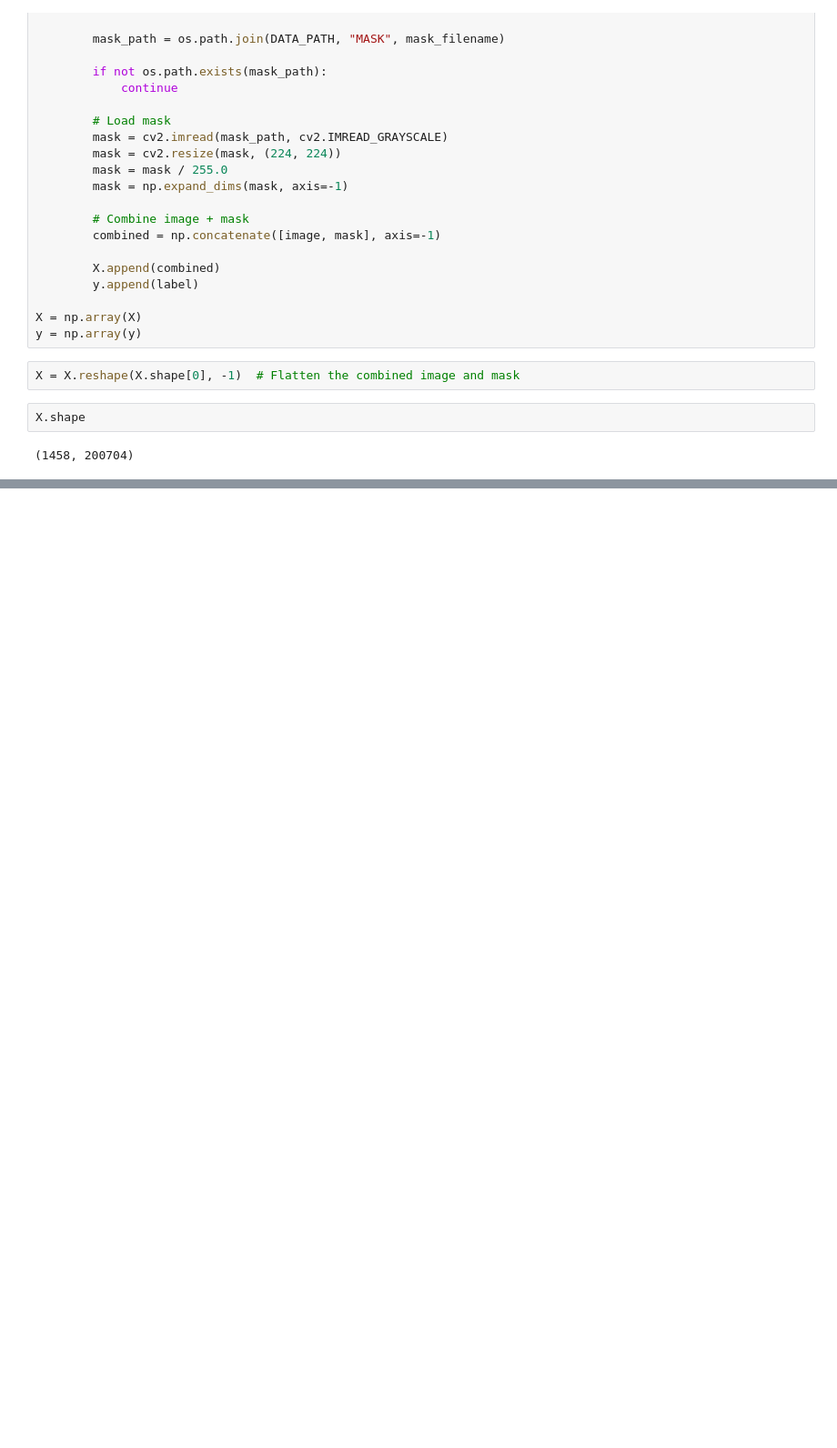
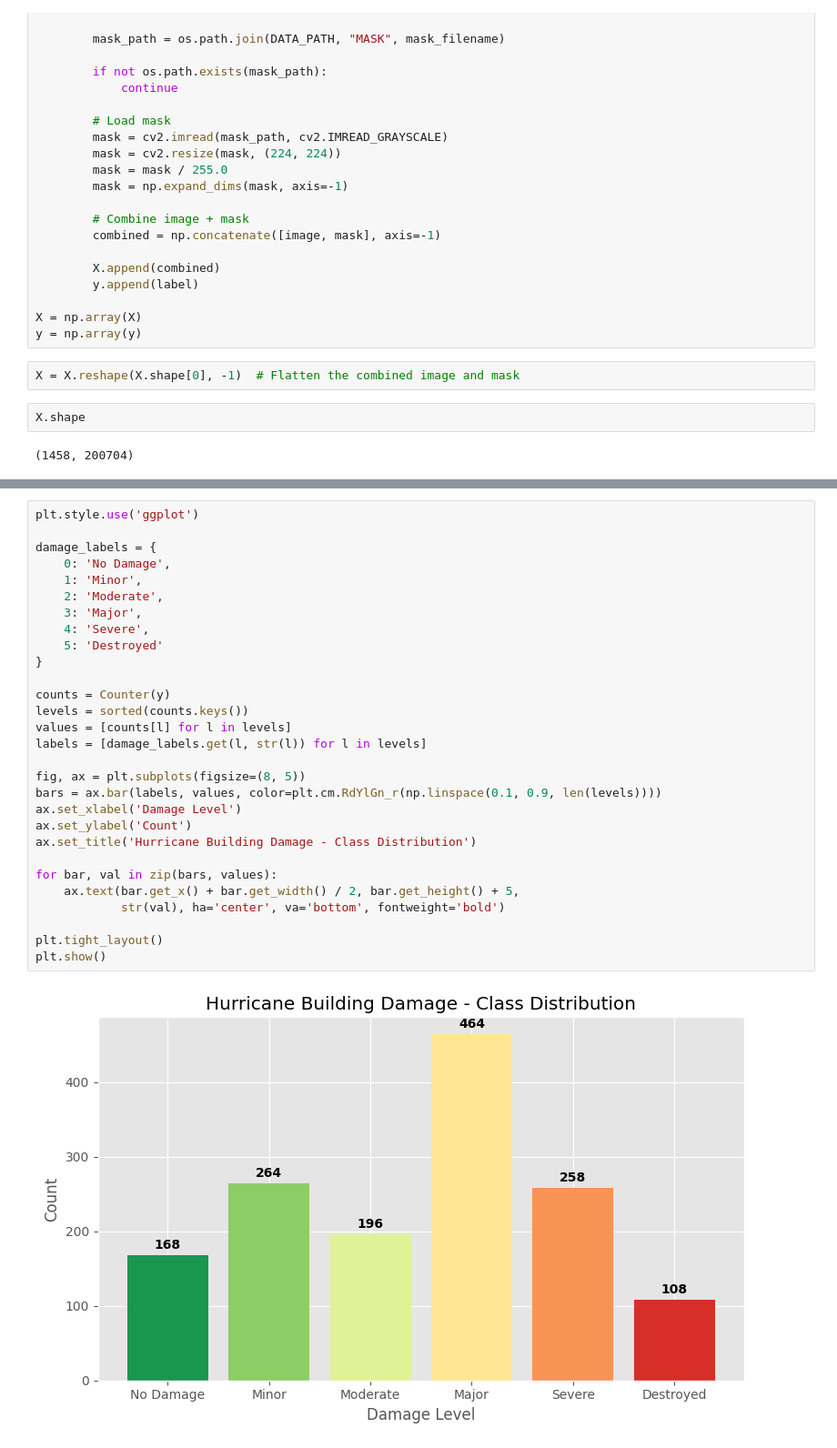
Before and after one commit to malloryr810/AI-Final-Project-GroupRRM, a Jupyter notebook: Hurricanset.ipynb, the cells around one changed output, grey strips where cells are left out. Shown at 91% size. Drawn from its saved outputs; the diff is of its cells as text; blank space fills up the shorter version.

```diff
--- a/Hurricanset.ipynb
+++ b/Hurricanset.ipynb
@@ -54,0 +72,31 @@ X.shape
+# %%
+plt.style.use('ggplot')
+
+damage_labels = {
+    0: 'No Damage',
+    1: 'Minor',
+    2: 'Moderate',
+    3: 'Major',
+    4: 'Severe',
+    5: 'Destroyed'
+}
+
+counts = Counter(y)
+levels = sorted(counts.keys())
+values = [counts[l] for l in levels]
+labels = [damage_labels.get(l, str(l)) for l in levels]
+
+fig, ax = plt.subplots(figsize=(8, 5))
+bars = ax.bar(labels, values, color=plt.cm.RdYlGn_r(np.linspace(0.1, 0.9, len(levels))))
+ax.set_xlabel('Damage Level')
+ax.set_ylabel('Count')
+ax.set_title('Hurricane Building Damage - Class Distribution')
+
+for bar, val in zip(bars, values):
+    ax.text(bar.get_x() + bar.get_width() / 2, bar.get_height() + 5,
+            str(val), ha='center', va='bottom', fontweight='bold')
+
+plt.tight_layout()
+plt.show()
+# %% [output]
+[figure, added]
```
Also changed, not shown: parts of 8 cells of this notebook.
